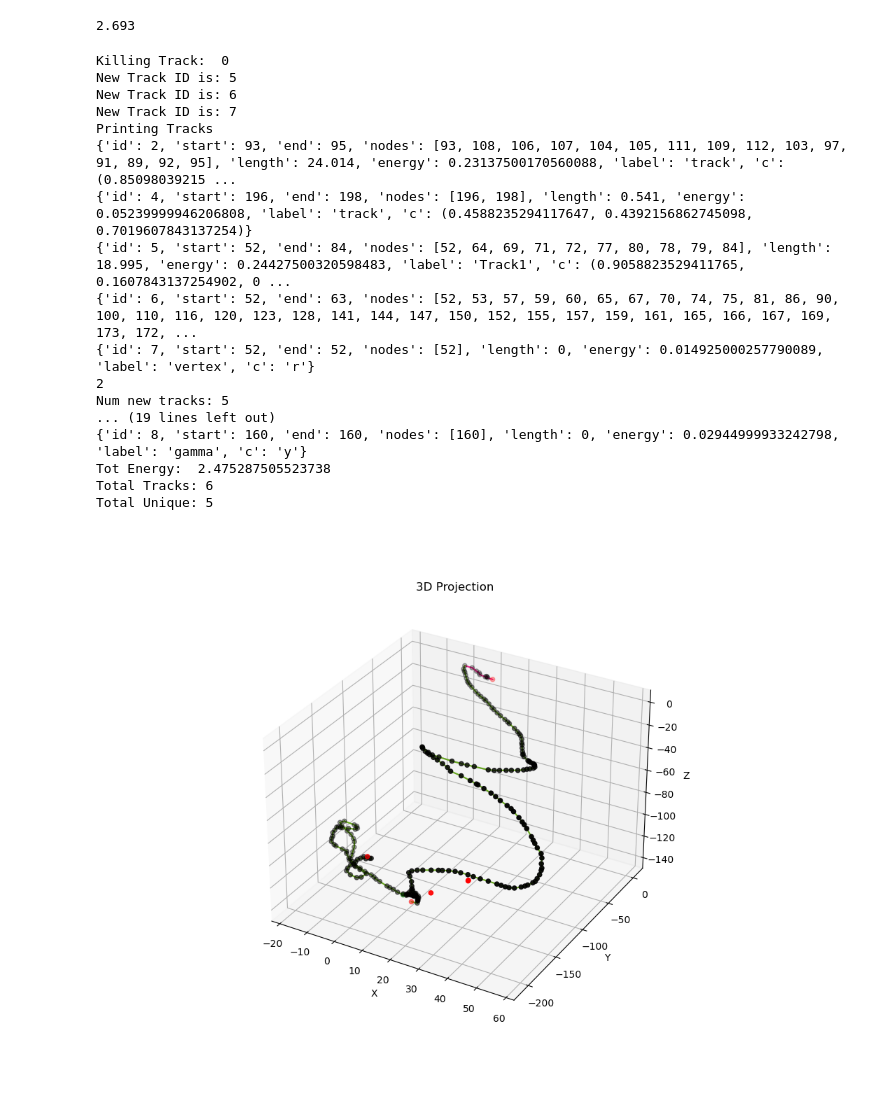
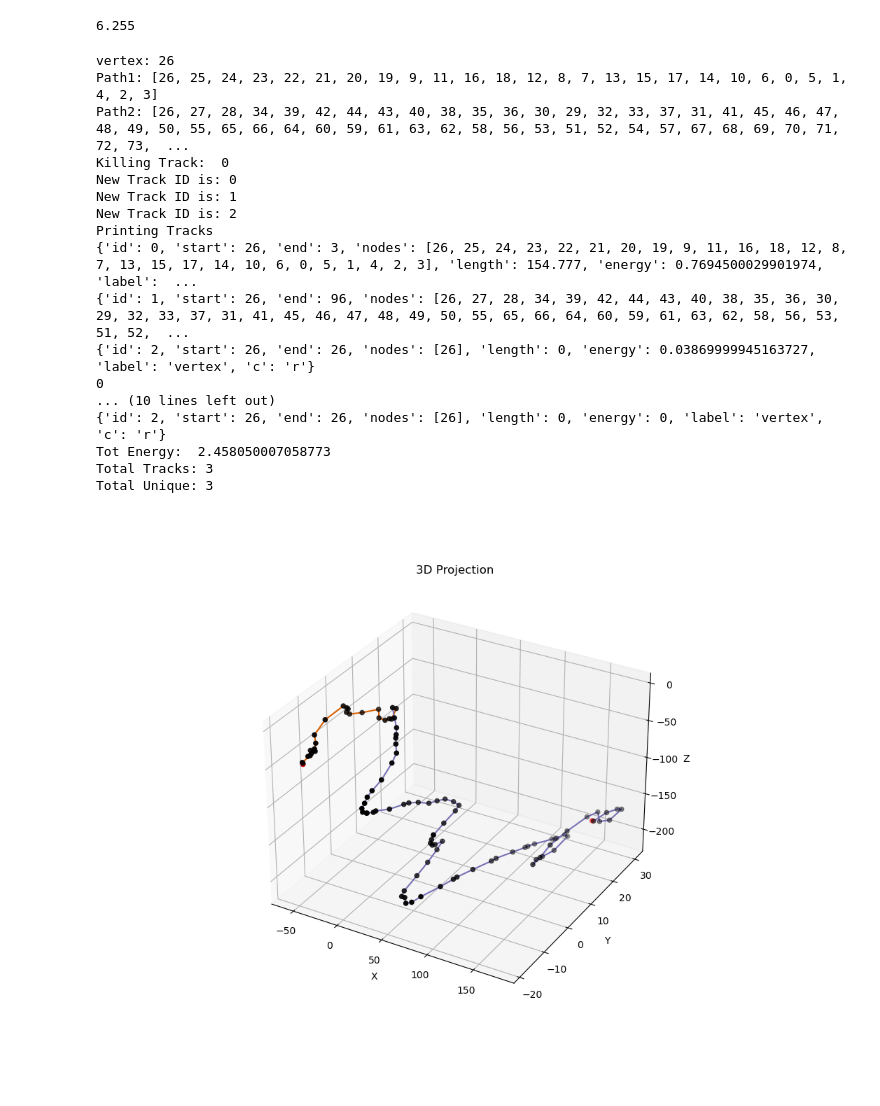
Before and after one commit to kvjmistry/NEXT_nudobe, a Jupyter notebook: workdir/TrackBuilder.ipynb, the cells around one changed output. Drawn from its saved outputs; the diff is of its cells as text; code cells hidden in the pictures.

```diff
--- a/workdir/TrackBuilder.ipynb
+++ b/workdir/TrackBuilder.ipynb
@@ -11,8 +11,8 @@ import itertools
 import copy
 
 # hits = pd.read_hdf('../../NEXT_nudobe/files/data/Leptoquark_SM_nexus.h5',"MC/hits")
-hits = pd.read_hdf('../../NEXT_nudobe/files/data/Leptoquark_SM_4mm_smear.h5',"MC/hits")
-
+hits = pd.read_hdf('../../NEXT_nudobe/files/data/Leptoquark_SM_10mm_smear.h5',"MC/hits")
+parts = pd.read_hdf('../../NEXT_nudobe/files/data/Leptoquark_SM_1mm_smear.h5',"MC/particles")
 
 display(hits)
 # %% [output]
@@ -32,7 +32,9 @@ display(hits)
 # %%
 %matplotlib widget
 
-data = hits[hits.event_id ==1820]
+event_num = 1835
+
+data = hits[hits.event_id == event_num]
 
 # There seems to be a duplicate row sometimes
 data = data.drop_duplicates()
@@ -164,7 +166,7 @@ connections = []
 # Calculate the Euclidean distance from the origin for each row
 data['distance'] = np.sqrt(data['x']**2 + data['y']**2 + data['z']**2)
 vertex_index = data['distance'].idxmin()
-data = data.drop(columns=['distance'])
+# data = data.drop(columns=['distance'])
 print("Vertex Index is:" , vertex_index)
 
 # Make a connection to the two closest nodes
@@ -446,7 +446,7 @@ print(GetMeanNodeDist(Tracks))
 dist_threshold = 4*GetMeanNodeDist(Tracks)
 # dist_threshold = 10
 # %% [output]
-2.693
+6.255
 # %%
 # Now look to merge tracks that are close by and identify deltas
 
@@ -563,6 +563,8 @@ def CreateVertexandSplit(vertexid, trackid, track1_path, track2_path, Tracks):
 # Update an existing track in the updated tracks array from the merging of two tracks
 def UpdateAndMergeTrack(curr_track,conn_track, newpath, UpdatedTracks_):
 
+    name=""
+
     for index, t in enumerate(UpdatedTracks_):
 
         # Remove the old tracks from the array
@@ -625,26 +627,37 @@ def AddConnectionlessNodes(connection_count, UpdatedTracks):
             Gamma = {"id":GetUniqueTrackID(UpdatedTracks), "start":index, "end":index, "nodes":[index], "length":0, "energy":hit_energy,"label":"gamma","c":"y"}
             UpdatedTracks.append(Gamma)
 
-# First function has a bug, so do it again
+# First function doesnt account for duplicate nodes. We fix that here
 # also distribute the vertex energy equally among track 1 and track 2
-def FixTrackEnergies(UpdatedTracks):
+def FixTrackEnergies(UpdatedTracks,vertex_index):
+
+    counted_nodes = []
 
     vertex_half_energy = 0
     for t in UpdatedTracks:
         if (t["label"] == "vertex"):
             vertex_half_energy = data.iloc[t["start"]].energy/2.0
+            counted_nodes.append(t["start"])
 
     # Get the total energy
     for t in UpdatedTracks:
         e_sum = 0
 
         for node in t["nodes"]:
+            if (node in counted_nodes):
+                continue
+
+            counted_nodes.append(node)
+
             e_node = data.iloc[node].energy
             e_sum = e_sum + e_node
 
         # Split the energy equally
         if (t["label"] == "Track1" or t["label"] == "Track2"):
-            e_sum = e_sum - vertex_half_energy
+
+            # only do it for the track next to the vertex as there can be merged deltas
+            if (vertex_index in t["nodes"]):
+                e_sum = e_sum + vertex_half_energy
 
         # remove energy from the vertex
         if (t["label"] == "vertex"):
@@ -662,9 +675,9 @@ for t in Tracks:
         # Get the length either side of track
         trk1_path = GetNodePath(connected_nodes, vertex_index, connected_nodes[vertex_index][0])[0:]
         trk2_path = GetNodePath(connected_nodes, vertex_index, connected_nodes[vertex_index][1])[0:]
-        # print("vertex:",vertex_index)
-        # print("Path1:",trk1_path)
-        # print("Path2:",trk2_path)
+        print("vertex:",vertex_index)
+        print("Path1:",trk1_path)
+        print("Path2:",trk2_path)
         CreateVertexandSplit(vertex_index, t["id"], trk1_path, trk2_path, Tracks)
         break
 
@@ -767,7 +780,7 @@ for idx, Track in enumerate(Tracks):
 
 # Add in any nodes without connections to the tracks as gammas and re-label other tracks as gammas
 AddConnectionlessNodes(connection_count, UpdatedTracks)
-FixTrackEnergies(UpdatedTracks)
+FixTrackEnergies(UpdatedTracks,vertex_index)
 
 
 e_sum = 0
@@ -786,49 +799,49 @@ print("Total Unique:", len(track_id_list))
 
 # Plot the labeled track
 # Plot in 3D
 fig = plt.figure(figsize=(10, 8))
 ax = fig.add_subplot(111, projection='3d')
 colors = ['r' if count == 1 or count == 0 else 'g' if count == 3 else 'k' for count in connection_count]
 ax.scatter(data['x'], data['y'], data['z'], c=colors, marker='o')
 
 for Track in UpdatedTracks:
 
     for i,connection in enumerate(Track["nodes"]):
 
             if (i == len(Track["nodes"])-1):
                 break
 
             start_node = Track["nodes"][i]
             end_node = Track["nodes"][i+1]
 
             ax.plot([data['x'][start_node], data['x'][end_node]],
                     [data['y'][start_node], data['y'][end_node]],
                     [data['z'][start_node], data['z'][end_node]], color=Track["c"],linestyle="-")
 
 ax.set_xlabel('X')
 ax.set_ylabel('Y')
 ax.set_zlabel('Z')
 ax.set_title('3D Projection')
 plt.show()
 # %% [output]
+vertex: 26
+Path1: [26, 25, 24, 23, 22, 21, 20, 19, 9, 11, 16, 18, 12, 8, 7, 13, 15, 17, 14, 10, 6, 0, 5, 1, 4, 2, 3]
+Path2: [26, 27, 28, 34, 39, 42, 44, 43, 40, 38, 35, 36, 30, 29, 32, 33, 37, 31, 41, 45, 46, 47, 48, 49, 50, 55, 65, 66, 64, 60, 59, 61, 63, 62, 58, 56, 53, 51, 52, 54, 57, 67, 68, 69, 70, 71, 72, 73,  ...
 Killing Track:  0
-New Track ID is: 5
-New Track ID is: 6
-New Track ID is: 7
+New Track ID is: 0
+New Track ID is: 1
+New Track ID is: 2
 Printing Tracks
-{'id': 2, 'start': 93, 'end': 95, 'nodes': [93, 108, 106, 107, 104, 105, 111, 109, 112, 103, 97, 91, 89, 92, 95], 'length': 24.014, 'energy': 0.23137500170560088, 'label': 'track', 'c': (0.85098039215 ...
-{'id': 4, 'start': 196, 'end': 198, 'nodes': [196, 198], 'length': 0.541, 'energy': 0.05239999946206808, 'label': 'track', 'c': (0.4588235294117647, 0.4392156862745098, 0.7019607843137254)}
-{'id': 5, 'start': 52, 'end': 84, 'nodes': [52, 64, 69, 71, 72, 77, 80, 78, 79, 84], 'length': 18.995, 'energy': 0.24427500320598483, 'label': 'Track1', 'c': (0.9058823529411765, 0.1607843137254902, 0 ...
-{'id': 6, 'start': 52, 'end': 63, 'nodes': [52, 53, 57, 59, 60, 65, 67, 70, 74, 75, 81, 86, 90, 100, 110, 116, 120, 123, 128, 141, 144, 147, 150, 152, 155, 157, 159, 161, 165, 166, 167, 169, 173, 172, ...
-{'id': 7, 'start': 52, 'end': 52, 'nodes': [52], 'length': 0, 'energy': 0.014925000257790089, 'label': 'vertex', 'c': 'r'}
-2
-Num new tracks: 5
-... (19 lines left out)
-{'id': 8, 'start': 160, 'end': 160, 'nodes': [160], 'length': 0, 'energy': 0.02944999933242798, 'label': 'gamma', 'c': 'y'}
-Tot Energy:  2.475287505523738
-Total Tracks: 6
-Total Unique: 5
+{'id': 0, 'start': 26, 'end': 3, 'nodes': [26, 25, 24, 23, 22, 21, 20, 19, 9, 11, 16, 18, 12, 8, 7, 13, 15, 17, 14, 10, 6, 0, 5, 1, 4, 2, 3], 'length': 154.777, 'energy': 0.7694500029901974, 'label':  ...
+{'id': 1, 'start': 26, 'end': 96, 'nodes': [26, 27, 28, 34, 39, 42, 44, 43, 40, 38, 35, 36, 30, 29, 32, 33, 37, 31, 41, 45, 46, 47, 48, 49, 50, 55, 65, 66, 64, 60, 59, 61, 63, 62, 58, 56, 53, 51, 52,  ...
+{'id': 2, 'start': 26, 'end': 26, 'nodes': [26], 'length': 0, 'energy': 0.03869999945163727, 'label': 'vertex', 'c': 'r'}
+0
+... (10 lines left out)
+{'id': 2, 'start': 26, 'end': 26, 'nodes': [26], 'length': 0, 'energy': 0, 'label': 'vertex', 'c': 'r'}
+Tot Energy:  2.458050007058773
+Total Tracks: 3
+Total Unique: 3
-[figure, old version]
+[figure, new version]
 # %%
 # Function to plot connections
 def plot_tracks(ax, x, y, connection_count, x_label, y_label):
```
Also changed, not shown: parts of 8 cells of this notebook.
